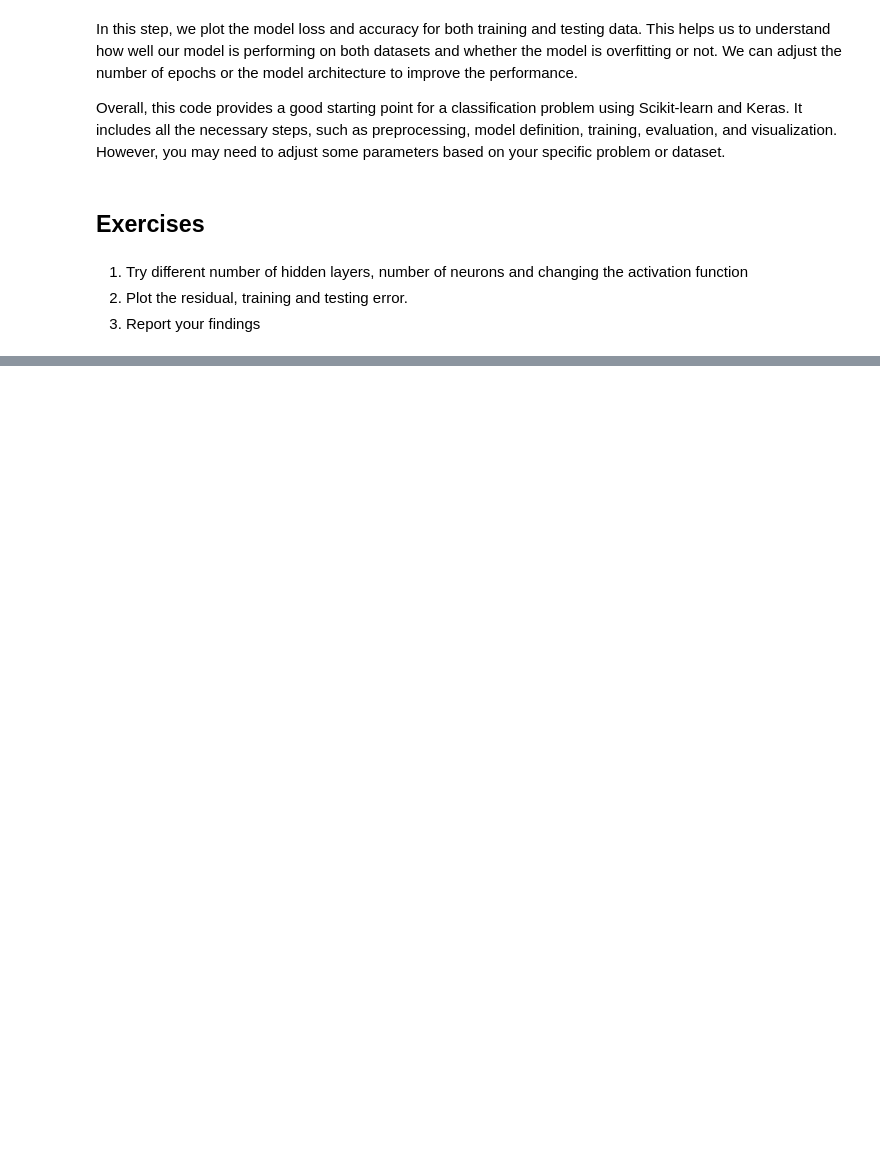
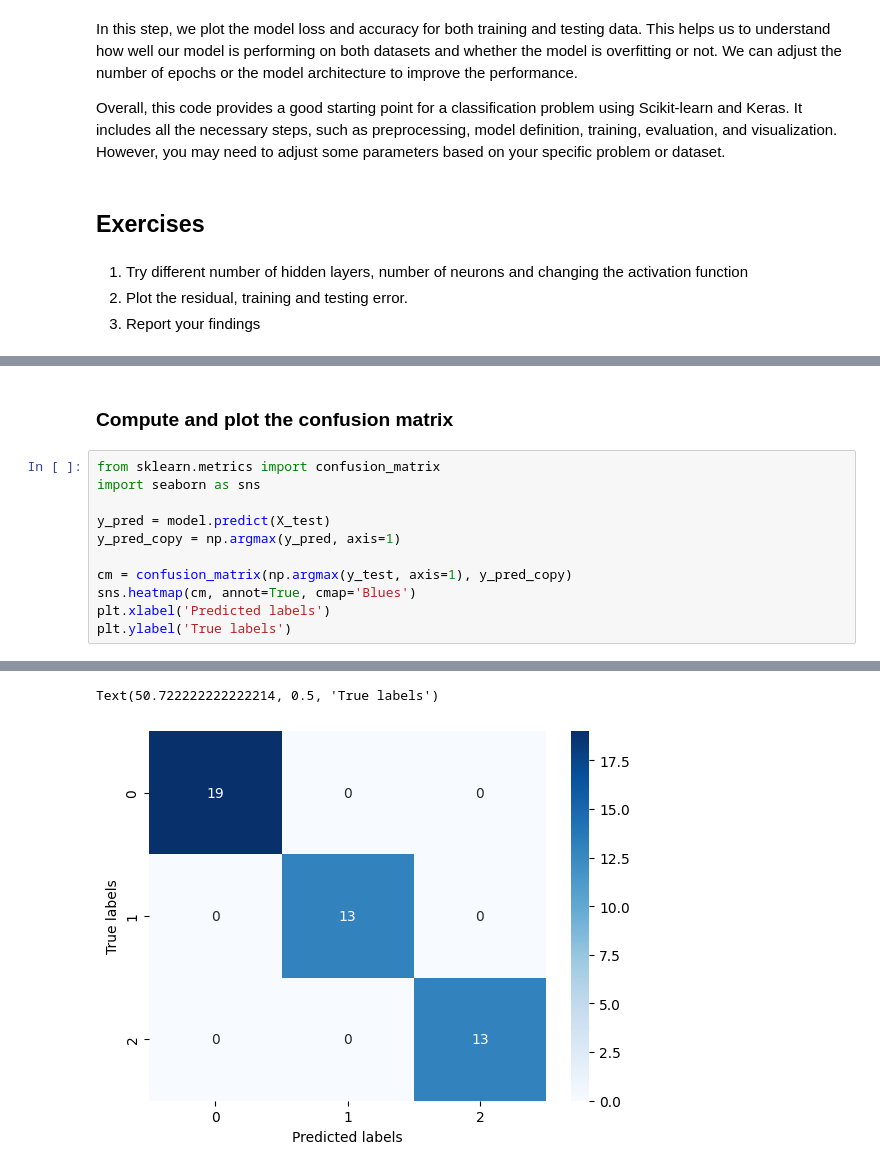
Before and after one commit to Danie-O/machine-learning, a Jupyter notebook: intro-to-deep-learning/Daniella Omenogor_Deep Learning(Regression and Classification).ipynb, the cells around one changed output, grey strips where cells are left out. Cells and saved outputs as stored; diff of their text form; blank space fills up the shorter version.

```diff
--- a/intro-to-deep-learning/Daniella Omenogor_Deep Learning(Regression and Classification).ipynb
+++ b/intro-to-deep-learning/Daniella Omenogor_Deep Learning(Regression and Classification).ipynb
@@ -426,0 +401,14 @@ plt.show()
+# %% [markdown]
+### Compute and plot the confusion matrix
+# %%
+from sklearn.metrics import confusion_matrix
+import seaborn as sns
+
+y_pred = model.predict(X_test)
+y_pred_copy = np.argmax(y_pred, axis=1)
+
+cm = confusion_matrix(np.argmax(y_test, axis=1), y_pred_copy)
+sns.heatmap(cm, annot=True, cmap='Blues')
+plt.xlabel('Predicted labels')
+plt.ylabel('True labels')
+# %% [output]
@@ -426,0 +416,2 @@ plt.show()
+Text(50.722222222222214, 0.5, 'True labels')
+[figure, added]
```
Also changed, not shown: parts of 91 cells of this notebook.
